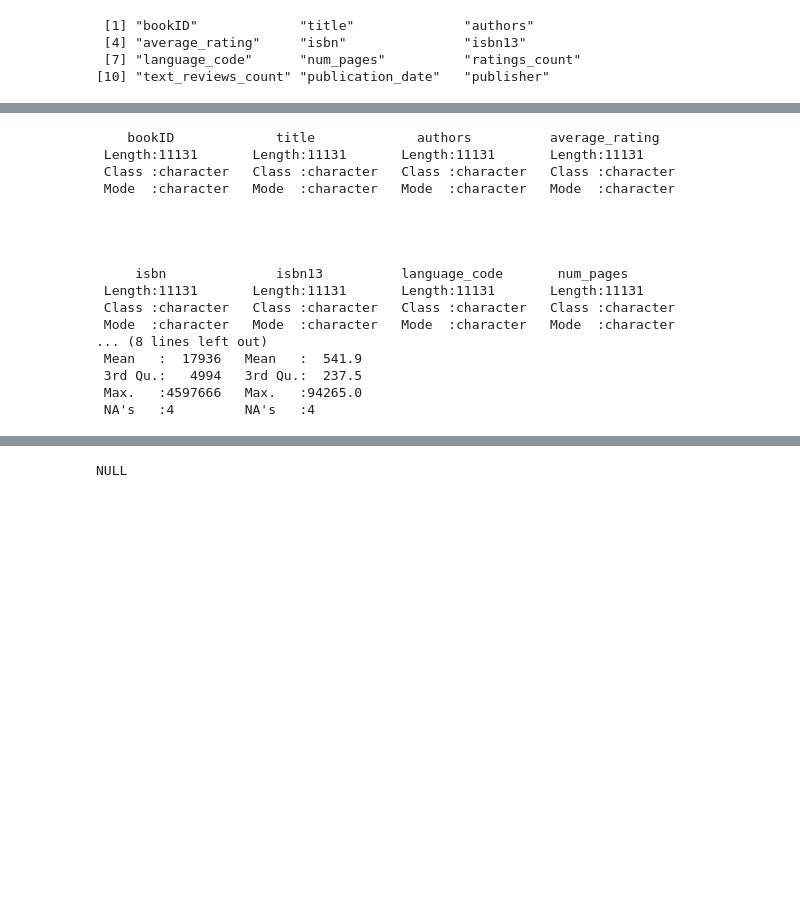
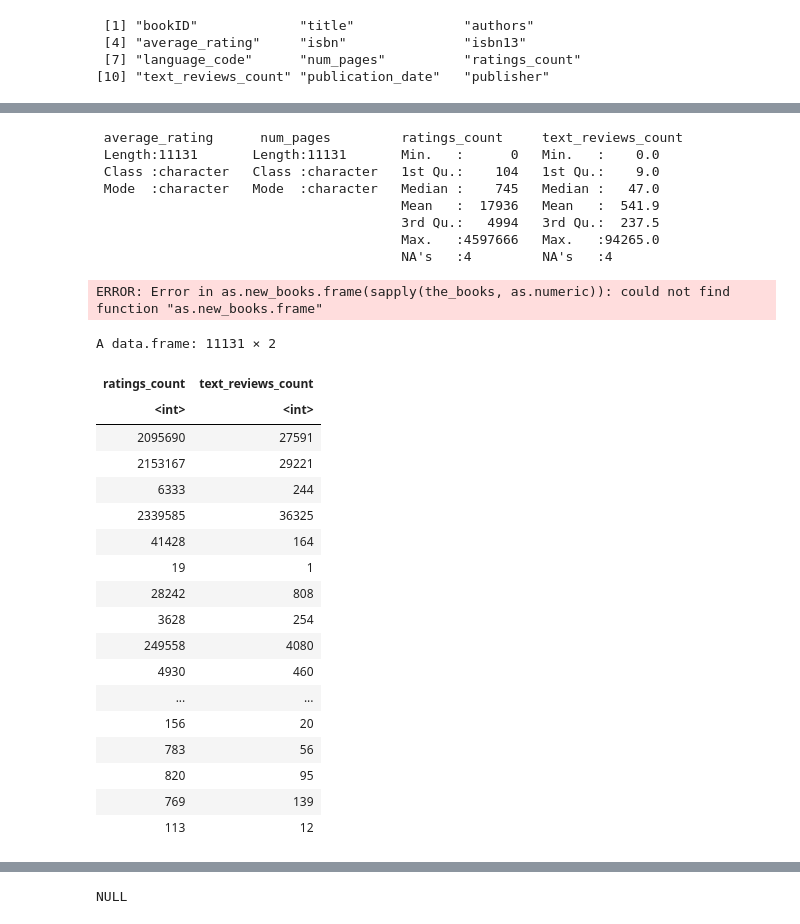
Before and after one commit to andrewkariuki/logistic-regression, a Jupyter notebook: LogisticRegressionInR.ipynb, the cells around one changed output, grey strips where cells are left out. Drawn from its saved outputs; the diff is of its cells as text; code cells hidden in the pictures; blank space fills up the shorter version.

```diff
--- a/LogisticRegressionInR.ipynb
+++ b/LogisticRegressionInR.ipynb
@@ -28,21 +33,38 @@ A data.frame: 6 × 12
 # %%
-summary(books)
+summary(new_books)
 # %% [output]
-    bookID             title             authors          average_rating
- Length:11131       Length:11131       Length:11131       Length:11131
- Class :character   Class :character   Class :character   Class :character
- Mode  :character   Mode  :character   Mode  :character   Mode  :character
-
-
-
-
-     isbn              isbn13          language_code       num_pages
- Length:11131       Length:11131       Length:11131       Length:11131
- Class :character   Class :character   Class :character   Class :character
- Mode  :character   Mode  :character   Mode  :character   Mode  :character
-... (8 lines left out)
- Mean   :  17936   Mean   :  541.9
- 3rd Qu.:   4994   3rd Qu.:  237.5
- Max.   :4597666   Max.   :94265.0
- NA's   :4         NA's   :4
+ average_rating      num_pages         ratings_count     text_reviews_count
+ Length:11131       Length:11131       Min.   :      0   Min.   :    0.0
+ Class :character   Class :character   1st Qu.:    104   1st Qu.:    9.0
+ Mode  :character   Mode  :character   Median :    745   Median :   47.0
+                                       Mean   :  17936   Mean   :  541.9
+                                       3rd Qu.:   4994   3rd Qu.:  237.5
+                                       Max.   :4597666   Max.   :94265.0
+                                       NA's   :4         NA's   :4
+# %%
+the_books <- as.new_books.frame(sapply(the_books, as.numeric))
+# %% [output]
+ERROR: Error in as.new_books.frame(sapply(the_books, as.numeric)): could not find function "as.new_books.frame"
+# %%
+new_books %>% select_if(is.numeric)
+# %% [output]
+A data.frame: 11131 × 2
+| ratings_count | text_reviews_count |
+| <int> | <int> |
+| 2095690 | 27591 |
+| 2153167 | 29221 |
+| 6333 | 244 |
+| 2339585 | 36325 |
+| 41428 | 164 |
+| 19 | 1 |
+| 28242 | 808 |
+| 3628 | 254 |
+| 249558 | 4080 |
+| 4930 | 460 |
+| ... | ... |
+| 156 | 20 |
+| 783 | 56 |
+| 820 | 95 |
+| 769 | 139 |
+| 113 | 12 |
 # %%
```
Also changed, not shown: parts of 10 cells of this notebook, 1 other file.
